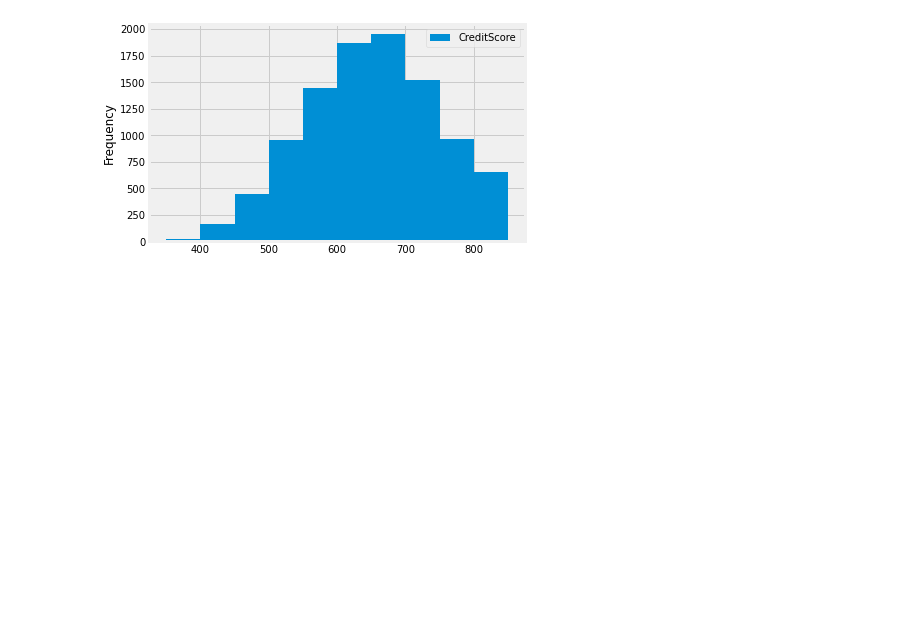
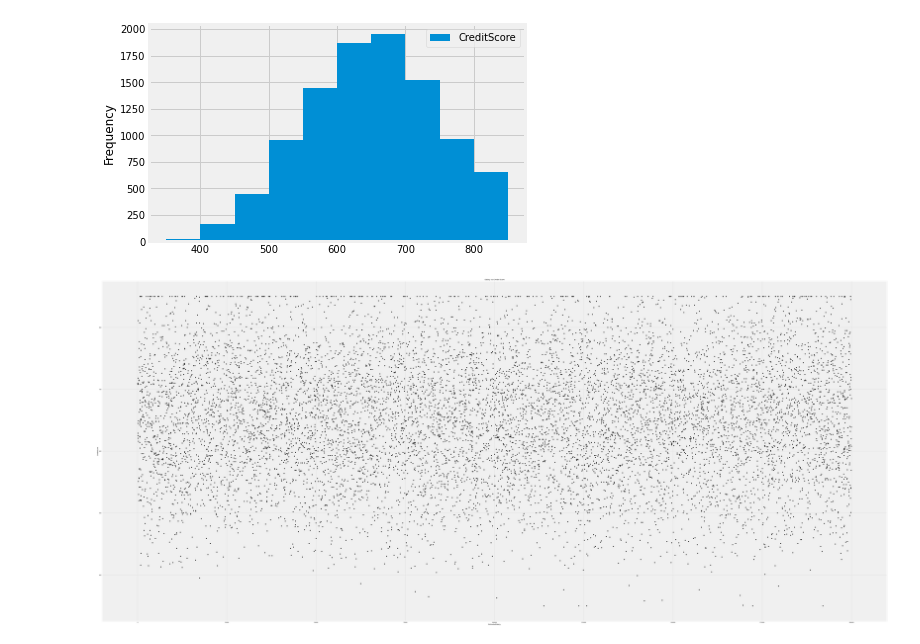
Before and after one commit to raaayden/GA_Project_Code_Challenge_3, a Jupyter notebook: project_final.ipynb, the cells around one changed output. Saved outputs shown, nothing was run; the diff lists cells and outputs as text; code cells hidden in the pictures; blank space fills up the shorter version.

```diff
--- a/project_final.ipynb
+++ b/project_final.ipynb
@@ -78,3 +78,8 @@ dtype: object
 banking.plot(kind='hist', x='EstimatedSalary', y='CreditScore', bins=10);
 # %% [output]
 [figure]
+# %%
+banking.plot(x='EstimatedSalary', y='CreditScore', kind='scatter', color='black', \
+        figsize=(100,50), title='Salary vs Credit Score', s=50);
+# %% [output]
+[figure, added]
```
Also changed, not shown: parts of 6 cells of this notebook.
